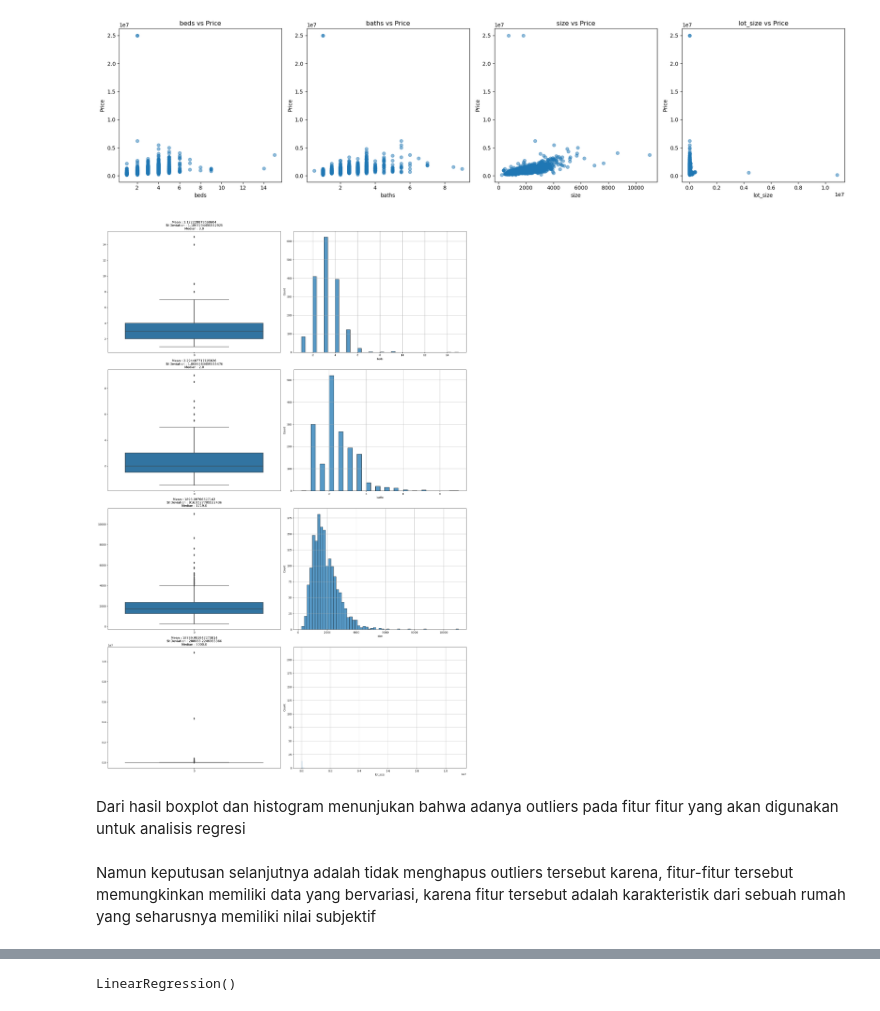
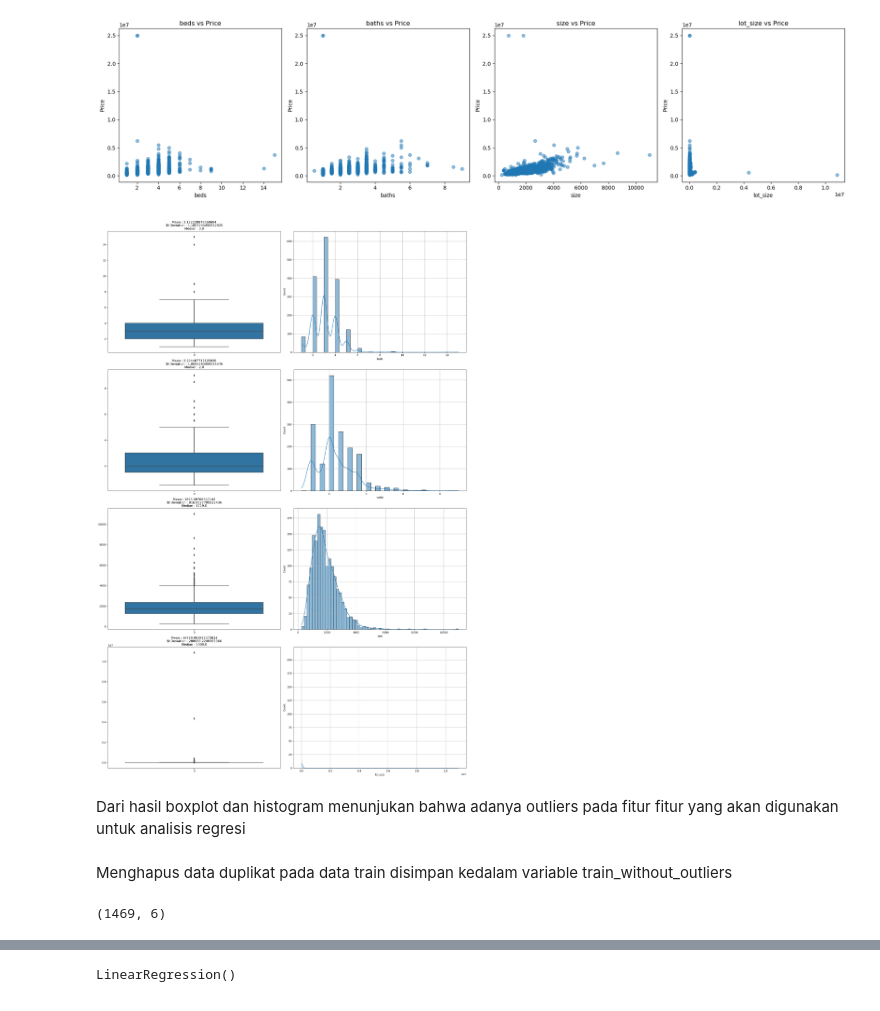
Before and after one commit to ramawanaditya/Portofolio, a Jupyter notebook: House Price Prediction - Seattle.ipynb, the cells around one changed output, grey strips where cells are left out. Cells and saved outputs as stored; diff of their text form; code cells hidden in the pictures.

```diff
--- a/House Price Prediction - Seattle.ipynb
+++ b/House Price Prediction - Seattle.ipynb
@@ -360,22 +360,22 @@ plt.show()
 # %% [output]
 [figure]
 # %%
-def cek_outliers(features):
+def cek_outliers(dataset):
     fig, ax = plt.subplots(4,2, figsize = (20,30))
     for i, feature in enumerate(features):
-        sns.boxplot(train[feature], ax=ax[i][0])
-        sns.histplot(train[feature], ax=ax[i][1])
-        ax[i][0].set_title("Mean : {}\nSt Deviation : {}\nMedian : {}".format(train[feature].mean(),
-                                                                             train[feature].std(),
-                                                                             train[feature].median()))
+        sns.boxplot(dataset[feature], ax=ax[i][0])
+        sns.histplot(dataset[feature], ax=ax[i][1], kde = True)
+        ax[i][0].set_title("Mean : {}\nSt Deviation : {}\nMedian : {}".format(dataset[feature].mean(),
+                                                                             dataset[feature].std(),
+                                                                             dataset[feature].median()))
         ax[i][1].grid(True)
     plt.tight_layout()
     plt.show()
 
-cek_outliers(features)
+cek_outliers(train)
 # %% [output]
-[figure, old version]
+[figure, new version]
 # %% [markdown]
 Dari hasil boxplot dan histogram menunjukan bahwa adanya outliers pada fitur fitur yang akan digunakan untuk analisis regresi
-# %% [markdown]
-Namun keputusan selanjutnya adalah tidak menghapus outliers tersebut karena, fitur-fitur tersebut memungkinkan memiliki data yang bervariasi, karena fitur tersebut adalah karakteristik dari sebuah rumah yang seharusnya memiliki nilai subjektif
+# %% [markdown]
+Menghapus data duplikat pada data train disimpan kedalam variable train_without_outliers
@@ -381,0 +392,4 @@ Namun keputusan selanjutnya adalah tidak menghapus outliers tersebut karena, fit
+# %%
+train_without_outliers.shape
+# %% [output]
+(1469, 6)
```
Also changed, not shown: parts of 54 cells of this notebook.
